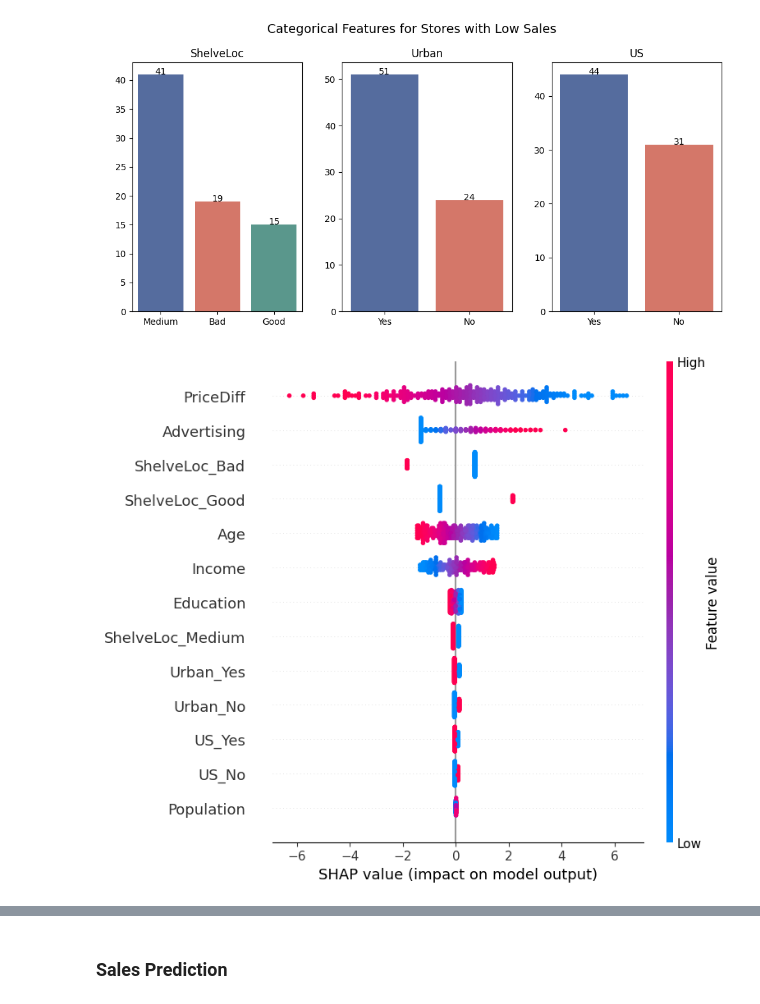
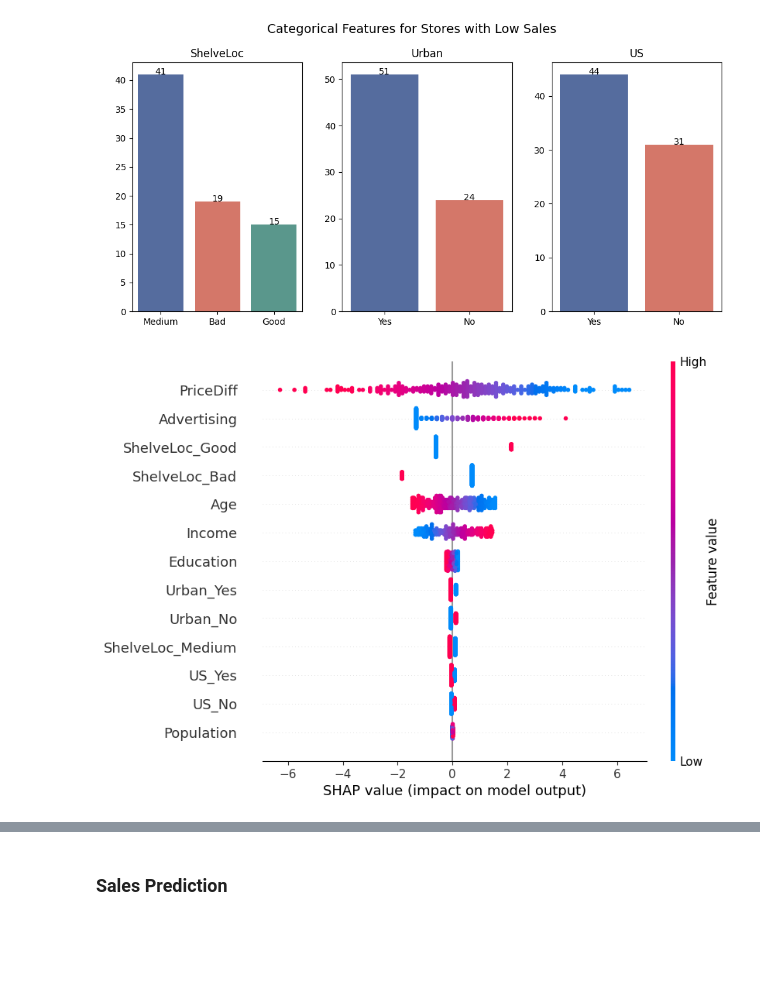
Before and after one commit to fredrik998/AppliedMachineLearning, a Jupyter notebook: Codes/FinalCodes.ipynb, the cells around one changed output, grey strips where cells are left out. Cells and saved outputs as stored; diff of their text form; code cells hidden in the pictures; blank space fills up the shorter version.

```diff
--- a/Codes/FinalCodes.ipynb
+++ b/Codes/FinalCodes.ipynb
@@ -608,11 +608,11 @@ plt.show()
 # %%
 # Create an explainer object using the trained logistic regression model and the training data
 explainer = shap.Explainer(lr, X_train_clf)
 
 # Calculate SHAP values for all of the training data
 shap_values = explainer(X_train_clf)
 
 # Summary plot to visualize feature importance based on SHAP values
-shap.summary_plot(shap_values, X_train_clf)
+shap.plots.beeswarm(shap_values, max_display=15, order=shap_values.abs.max(0))
 # %% [output]
-[figure, old version]
+[figure, new version]
```
Also changed, not shown: parts of 7 cells of this notebook.
